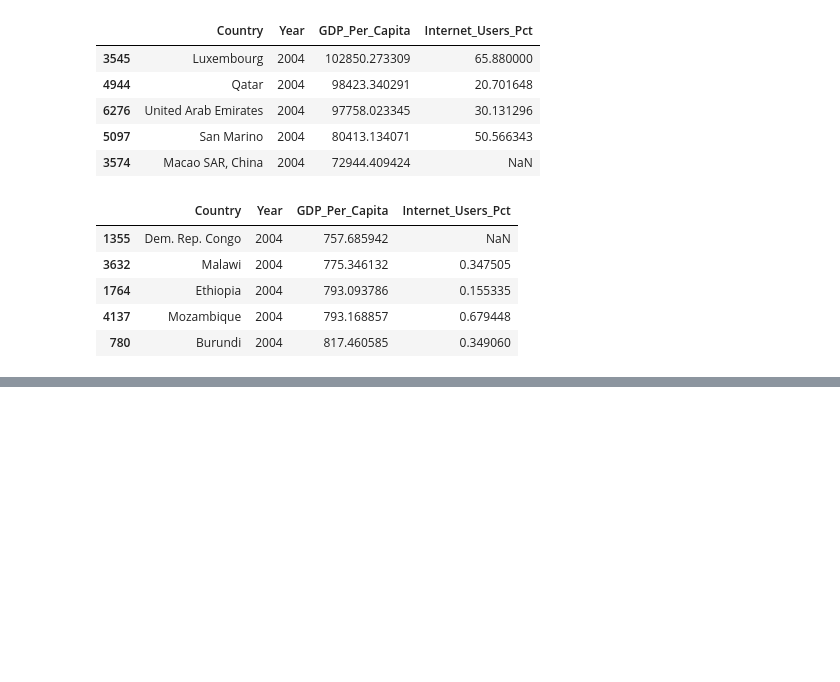
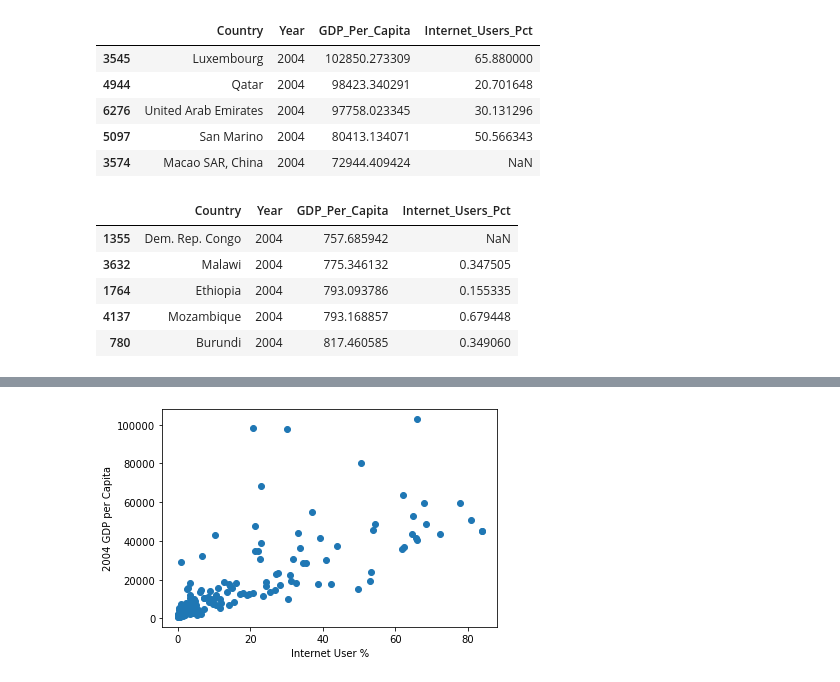
Before and after one commit to Cristian-Vargas9/gdp-and-internet-usage-Cristian-Vargas9, a Jupyter notebook: Project/GDP_Project.ipynb, the cells around one changed output, grey strips where cells are left out. Cells and saved outputs as stored; diff of their text form; code cells hidden in the pictures; blank space fills up the shorter version.

```diff
--- a/Project/GDP_Project.ipynb
+++ b/Project/GDP_Project.ipynb
@@ -235,0 +282,6 @@ gdp_per_capita_2004_min
+# %%
+plt.scatter(x = 'Internet_Users_Pct', y = 'GDP_Per_Capita', data = gdp_and_internet_use_2004)
+plt.xlabel('Internet User %')
+plt.ylabel('2004 GDP per Capita');
+# %% [output]
+[figure, added]
```
Also changed, not shown: parts of 13 cells of this notebook.
